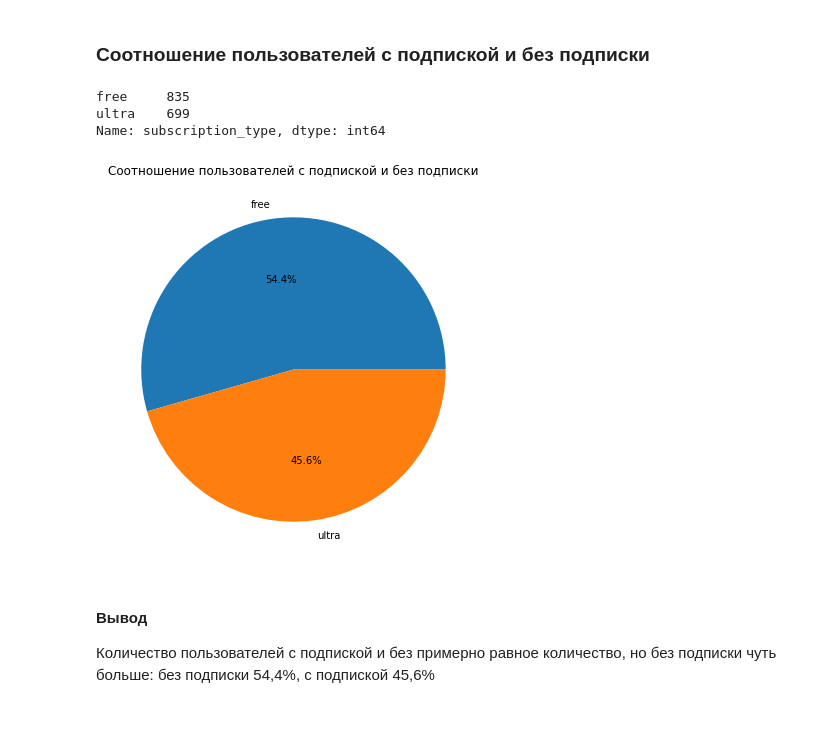
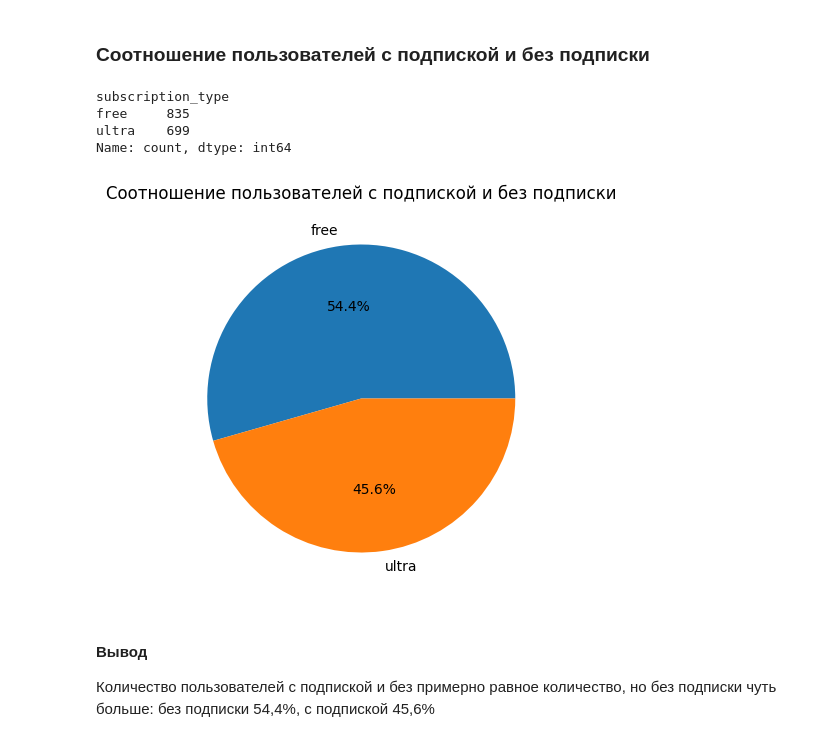
Before and after one commit to ElmiraG/practicum_projects, a Jupyter notebook: 4. scooter_rental_service/Анализ сервиса аренды самокатов GoFast.ipynb, the cells around one changed output. Cells and saved outputs as stored; diff of their text form; code cells hidden in the pictures.

```diff
--- a/4. scooter_rental_service/Анализ сервиса аренды самокатов GoFast.ipynb
+++ b/4. scooter_rental_service/Анализ сервиса аренды самокатов GoFast.ipynb
@@ -84,5 +66,5 @@ import scipy.stats as st
 # %%
-users = pd.read_csv('/datasets/users_go.csv')
+users = pd.read_csv('https://code.s3.yandex.net/datasets/users_go.csv')
 users.head()
 # %% [output]
 |  | user_id | name | age | city | subscription_type |
@@ -314,19 +316,22 @@ plt.show()
 # %% [markdown]
 ### Cоотношение пользователей с подпиской и без подписки
 # %%
+# Подсчитываем количество вхождений каждого уникального значения в столбце
 subscription_type = users['subscription_type'].value_counts()
 subscription_type
 # %% [output]
+subscription_type
 free     835
 ultra    699
-Name: subscription_type, dtype: int64
+Name: count, dtype: int64
 # %%
-fig, ax = plt.subplots(figsize =(10, 7))
+# Строим круговую диаграмму
+fig, ax = plt.subplots(figsize =(10, 5))
 
 plt.pie(subscription_type, labels=subscription_type.index, autopct='%.1f%%');
 ax.set(title ="Cоотношение пользователей с подпиской и без подписки");
 # %% [output]
-[figure, old version]
+[figure, new version]
 # %% [markdown]
 #### Вывод
 
```
Also changed, not shown: parts of 93 cells of this notebook, 1 other file.
